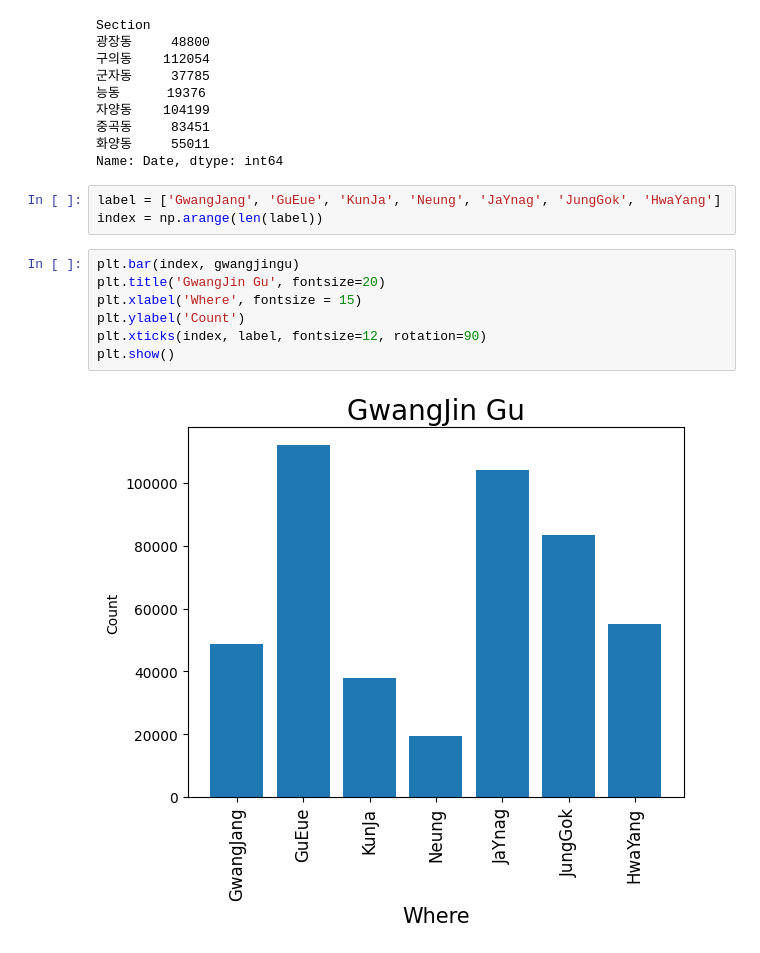
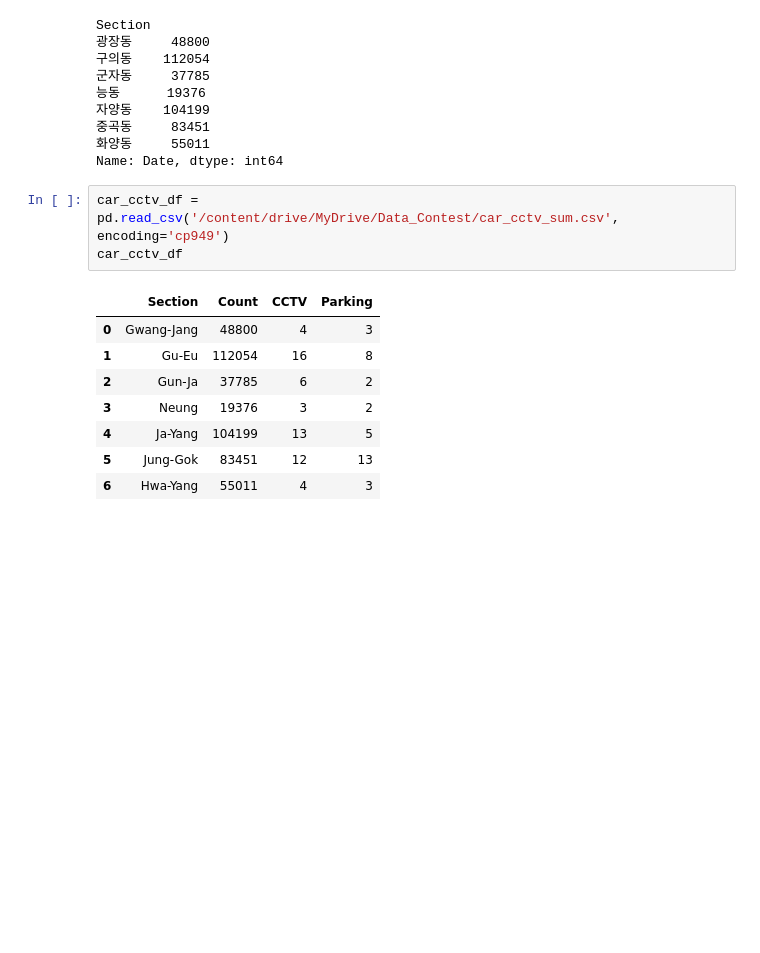
Before and after one commit to Semibro/Dynamic_Kim_and_Song, a Jupyter notebook: GJ_linear_regression.ipynb, the cells around one changed output. Drawn from its saved outputs; the diff is of its cells as text; blank space fills up the shorter version.

```diff
--- a/GJ_linear_regression.ipynb
+++ b/GJ_linear_regression.ipynb
@@ -44,15 +57,15 @@ Section
 중곡동     83451
 화양동     55011
 Name: Date, dtype: int64
-# %%
-label = ['GwangJang', 'GuEue', 'KunJa', 'Neung', 'JaYnag', 'JungGok', 'HwaYang']
-index = np.arange(len(label))
-# %%
-plt.bar(index, gwangjingu)
-plt.title('GwangJin Gu', fontsize=20)
-plt.xlabel('Where', fontsize = 15)
-plt.ylabel('Count')
-plt.xticks(index, label, fontsize=12, rotation=90)
-plt.show()
-# %% [output]
-[figure, removed]
+# %%
+car_cctv_df = pd.read_csv('/content/drive/MyDrive/Data_Contest/car_cctv_sum.csv', encoding='cp949')
+car_cctv_df
+# %% [output]
+|  | Section | Count | CCTV | Parking |
+| 0 | Gwang-Jang | 48800 | 4 | 3 |
+| 1 | Gu-Eu | 112054 | 16 | 8 |
+| 2 | Gun-Ja | 37785 | 6 | 2 |
+| 3 | Neung | 19376 | 3 | 2 |
+| 4 | Ja-Yang | 104199 | 13 | 5 |
+| 5 | Jung-Gok | 83451 | 12 | 13 |
+| 6 | Hwa-Yang | 55011 | 4 | 3 |
```
Also changed, not shown: parts of 3 cells of this notebook.
